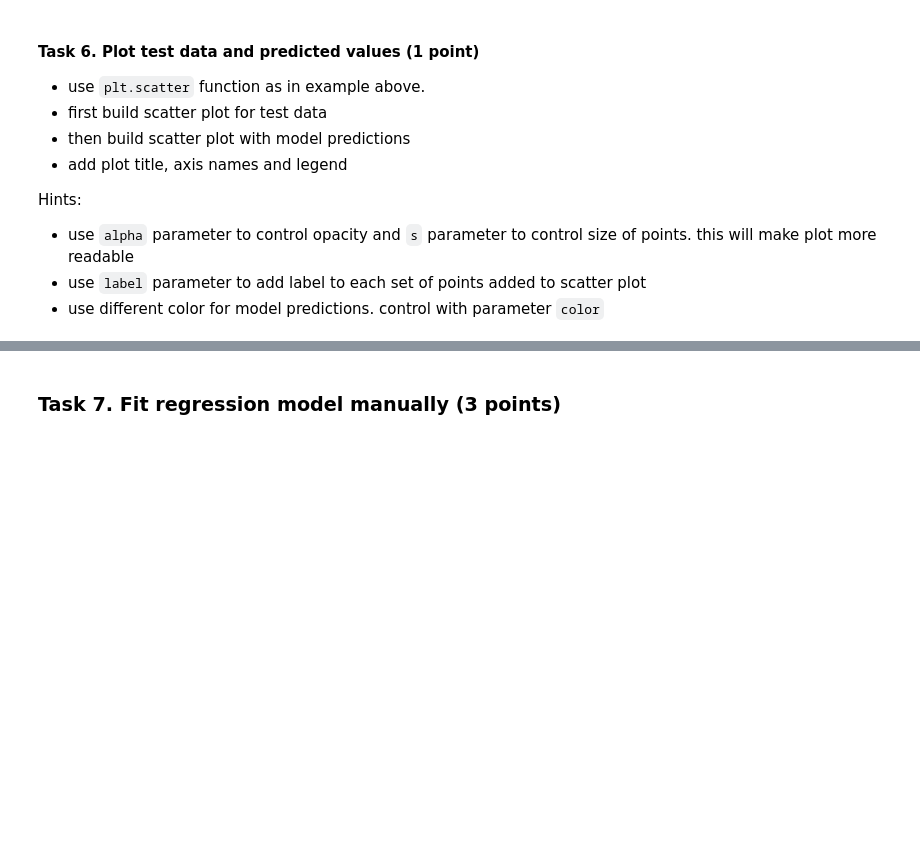
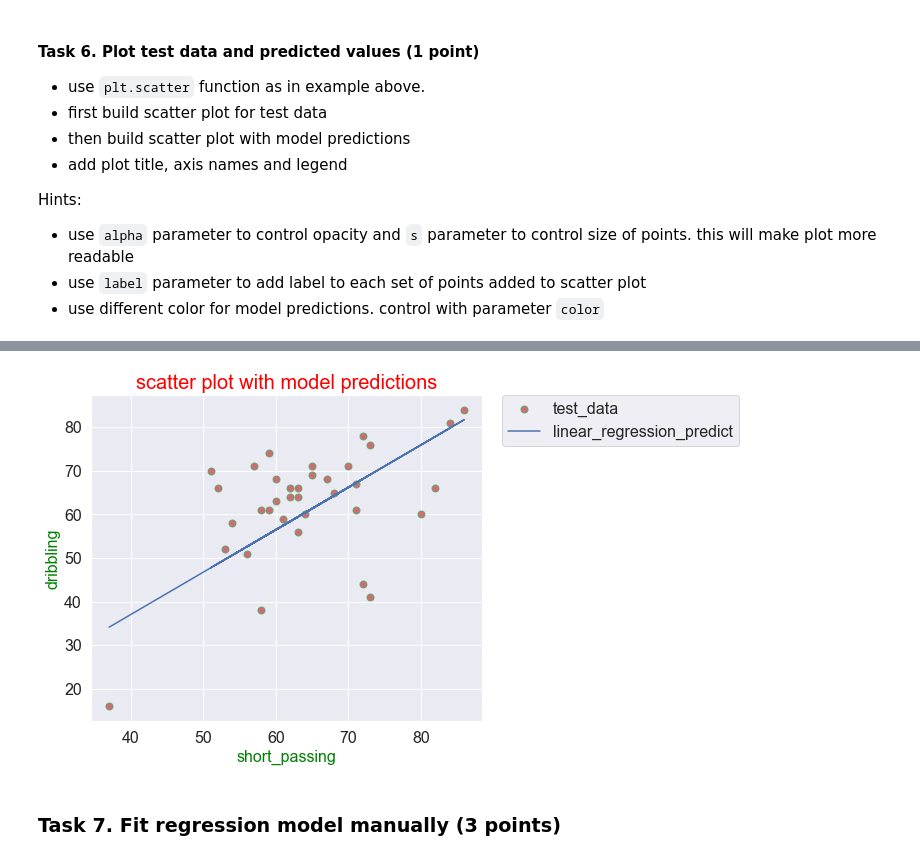
Before and after one commit to AlexUfnif/ml-intro-task3, a Jupyter notebook: linear_regression.ipynb, the cells around one changed output, grey strips where cells are left out. Cells and saved outputs as stored; diff of their text form; code cells hidden in the pictures; blank space fills up the shorter version.

```diff
--- a/linear_regression.ipynb
+++ b/linear_regression.ipynb
@@ -713,11 +713,11 @@ Recall Linear Regression formula:
 # your code here:
 # model_manual_preds = ...
 
+
 def line_regression_manual(slope_, intercept_, x):
     '''Функция линии регрессии'''
     regression_line = lambda a, b: lambda x: a + (b * x)  # вызовы fn(a,b)(x)
-    x = x.iloc[:,0]
-    return pd.DataFrame( {1:x.map(regression_line(intercept_, slope_))} )
+    return pd.DataFrame( {1:x.iloc[:,0].map(regression_line(intercept_, slope_))} )
 
 
 # ser = pd.Series(x_test.short_passing, copy=False)
@@ -751,3 +762,19 @@ Hints:
+# %%
+model_manual_preds_and_X = model_manual_preds
+model_manual_preds_and_X['data'] = x_test.iloc[:,0]
+# %%
+ax = pd.DataFrame(np.array([x_test.iloc[:,0], y_test]).T).plot.scatter(0, 1, alpha=0.8, s=50, c="r", marker="o", linewidths=1, edgecolors="g", label='test_data', fontsize=16)
+model_manual_preds_and_X.plot('data', 1, legend=True, grid=True, ax=ax, label = 'linear_regression_predict', fontsize=16)
+
+plt.legend(bbox_to_anchor=(1.05, 1), loc='upper left', borderaxespad=0., fontsize=16)
+plt.xlabel('short_passing', fontsize=16, color='green')
+plt.ylabel('dribbling', fontsize=16, color='green')
+plt.title('scatter plot with model predictions', fontsize=20, color='red')
+
+
+plt.show()
+# %% [output]
+[figure, added]
 # %% [markdown]
 ### Task 7.  Fit regression model manually (3 points)
 # %% [markdown]
```
Also changed, not shown: parts of 7 cells of this notebook.
